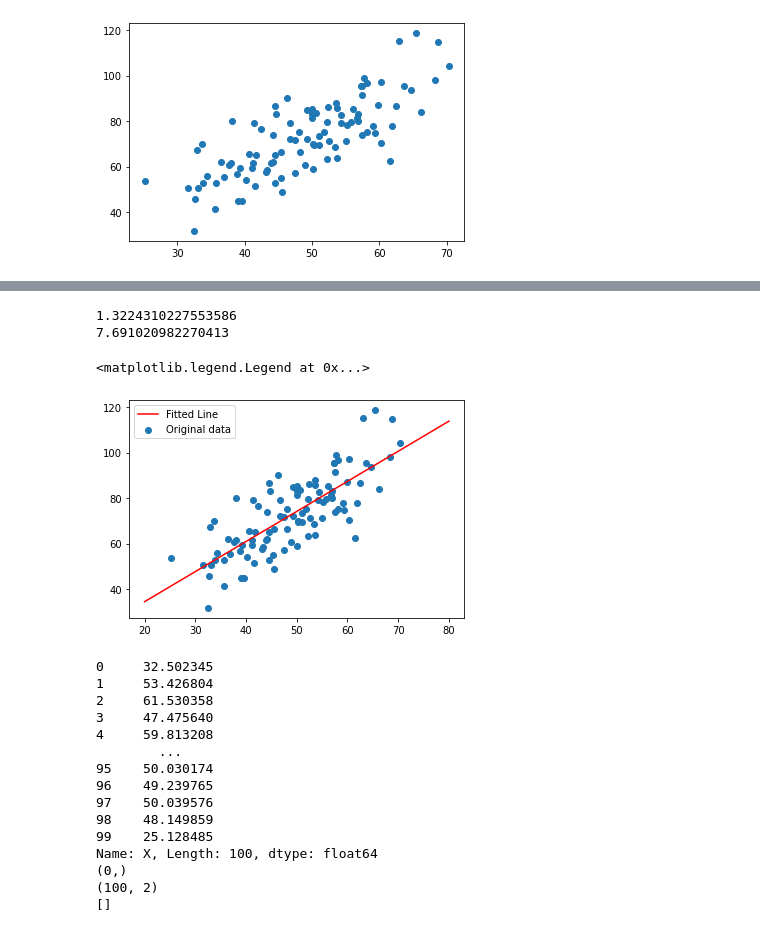
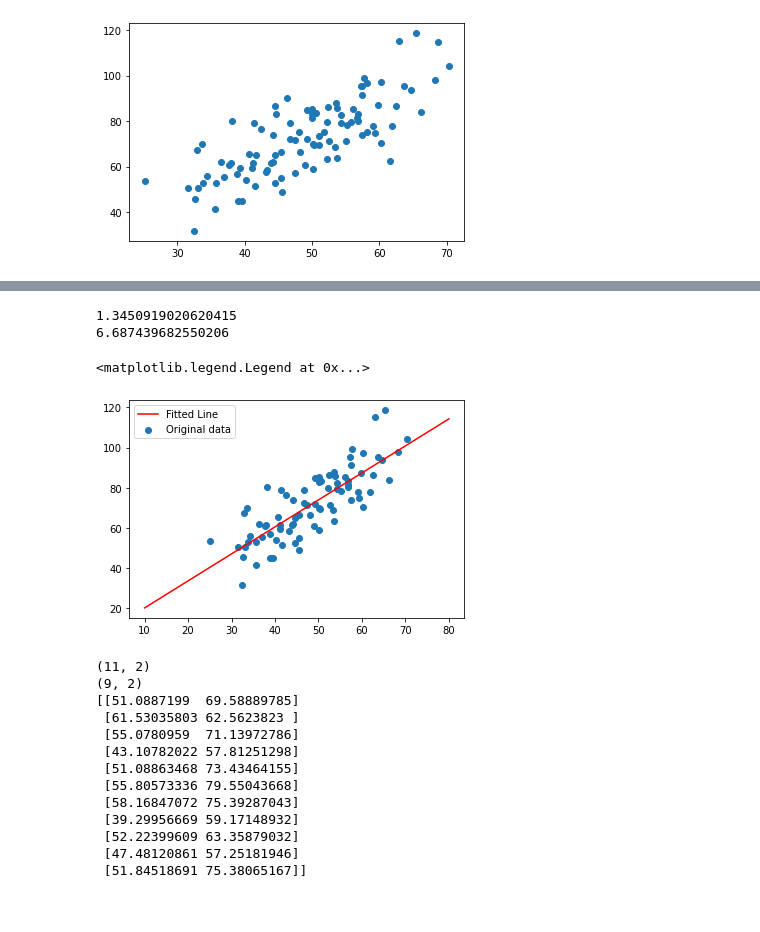
Before and after one commit to Canis-Ignem/ai_may_nbgrader_submissions, a Jupyter notebook: ml2/fvarelacid@gmail.comml2.ipynb, the cells around one changed output, grey strips where cells are left out. Drawn from its saved outputs; the diff is of its cells as text; code cells hidden in the pictures.

```diff
--- a/ml2/fvarelacid@gmail.comml2.ipynb
+++ b/ml2/fvarelacid@gmail.comml2.ipynb
@@ -75,20 +89,23 @@ a = 0
 
 #a = y_mean - b * x_mean
 # YOUR CODE HERE
-x_mean = df['X'].mean()
-y_mean = df['Y'].mean()
+x_mean = x_train.mean()
+y_mean = y_train.mean()
+
+data_train = pd.concat([x_train, y_train], axis=1)
+
 
 #b = SUM ( xi - x_mean) * (yi - y_mean) / SUM (xi - x_mean)^2
-for index, row in df.iterrows():
+for index, row in data_train.iterrows():
     b_upper += (row['X']-x_mean)*(row['Y']-y_mean)
     b_lower += (row['X']-x_mean)**2
 
 b = b_upper / b_lower
 a = y_mean - b*x_mean
-a = a - 0.3
+
 print(b)
 print(a)
 # %% [output]
-1.3224310227553586
-7.691020982270413
+1.3450919020620415
+6.687439682550206
 # %%
@@ -97,11 +114,11 @@ assert abs(b - 1.32) <=0.03
 # %%
-x = np.array([20, 30, 40, 50, 70, 80])
+x = np.array([10, 80])
 line = a + b*x
 # YOUR CODE HERE
-plt.scatter(df['X'], df['Y'], label='Original data')
+plt.scatter(data_train['X'], data_train['Y'], label='Original data')
 plt.plot(x, line, 'r', label='Fitted Line')
 plt.legend()
 # %% [output]
 <matplotlib.legend.Legend at 0x...>
-[figure, old version]
+[figure, new version]
 # %%
@@ -117,14 +134,17 @@ class_0 = []
 class_1 = []
 
 # YOUR CODE HERE
+
+#Create test data DF
+data_test = pd.concat([x_test, y_test], axis=1)
 #Loop over each row and add them to the right class
-for index, row in df.iterrows():
+for i, (x, y) in enumerate(zip(x_test, y_test)):
     #Find the Y value for X in the DF
-    line = a - b*row['X']
-    if(row['Y']<line):
-        class_0.append([row['X'], row['Y']])
+    line = a + b*x
+    if(y<=line):
+        class_0.append([x, y])
     else:
-        class_1.append([row['X'], row['Y']])
+        class_1.append([x, y])
 
 
 class_0 = np.array(class_0)
@@ -133,21 +153,19 @@ print(class_0.shape)
 print(class_1.shape)
 print(class_0)
 # %% [output]
-0     32.502345
-1     53.426804
-2     61.530358
-3     47.475640
-4     59.813208
-        ...
-95    50.030174
-96    49.239765
-97    50.039576
-98    48.149859
-99    25.128485
-Name: X, Length: 100, dtype: float64
-(0,)
-(100, 2)
-[]
+(11, 2)
+(9, 2)
+[[51.0887199  69.58889785]
+ [61.53035803 62.5623823 ]
+ [55.0780959  71.13972786]
+ [43.10782022 57.81251298]
+ [51.08863468 73.43464155]
+ [55.80573336 79.55043668]
+ [58.16847072 75.39287043]
+ [39.29956669 59.17148932]
+ [52.22399609 63.35879032]
+ [47.48120861 57.25181946]
+ [51.84518691 75.38065167]]
 # %%
 assert 9 < class_0.shape[0] < 13
 assert 7 < class_1.shape[0] < 11
```
Also changed, not shown: parts of 9 cells of this notebook.
